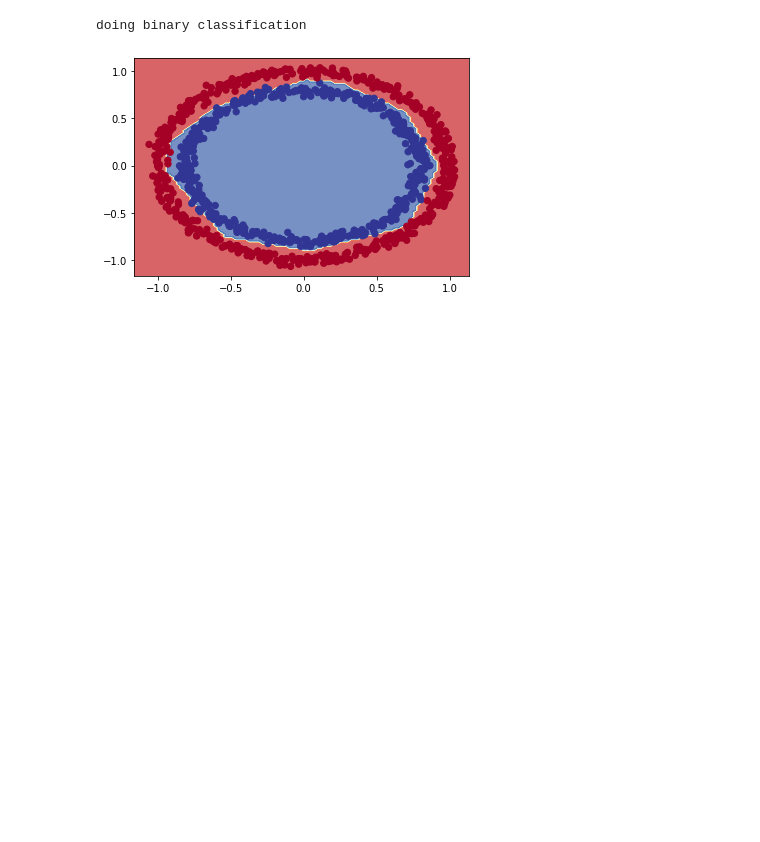
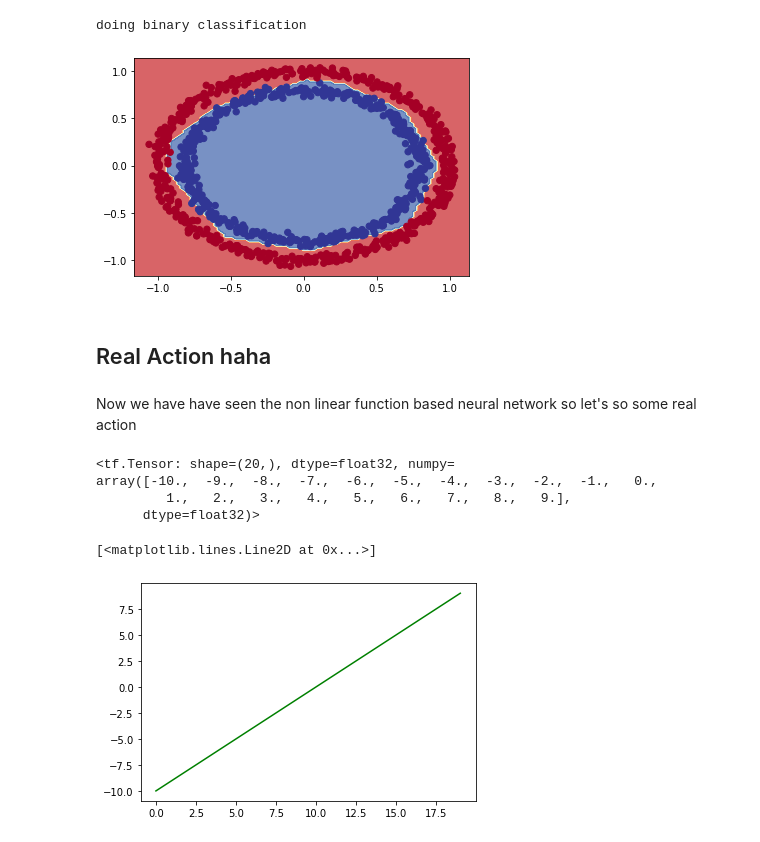
Before and after one commit to geetika18/Tensorflow-Playground, a Jupyter notebook: 02_Neural_Network_Classification_with_Tensorflow.ipynb, the cells around one changed output. Drawn from its saved outputs; the diff is of its cells as text; code cells hidden in the pictures; blank space fills up the shorter version.

```diff
--- a/02_Neural_Network_Classification_with_Tensorflow.ipynb
+++ b/02_Neural_Network_Classification_with_Tensorflow.ipynb
@@ -401,3 +400,21 @@ plot_decision_boundary(model=model_7,
 # %% [output]
 doing binary classification
 [figure]
+# %% [markdown]
+## Real Action haha
+# %% [markdown]
+Now we have have seen the non linear function based neural network so let's so some real action
+# %%
+# Create a tensor
+A = tf.cast(tf.range(-10,10), tf.float32)
+A
+# %% [output]
+<tf.Tensor: shape=(20,), dtype=float32, numpy=
+array([-10.,  -9.,  -8.,  -7.,  -6.,  -5.,  -4.,  -3.,  -2.,  -1.,   0.,
+         1.,   2.,   3.,   4.,   5.,   6.,   7.,   8.,   9.],
+      dtype=float32)>
+# %%
+plt.plot(A, c="g")
+# %% [output]
+[<matplotlib.lines.Line2D at 0x...>]
+[figure, added]
```
Also changed, not shown: parts of 41 cells of this notebook.
